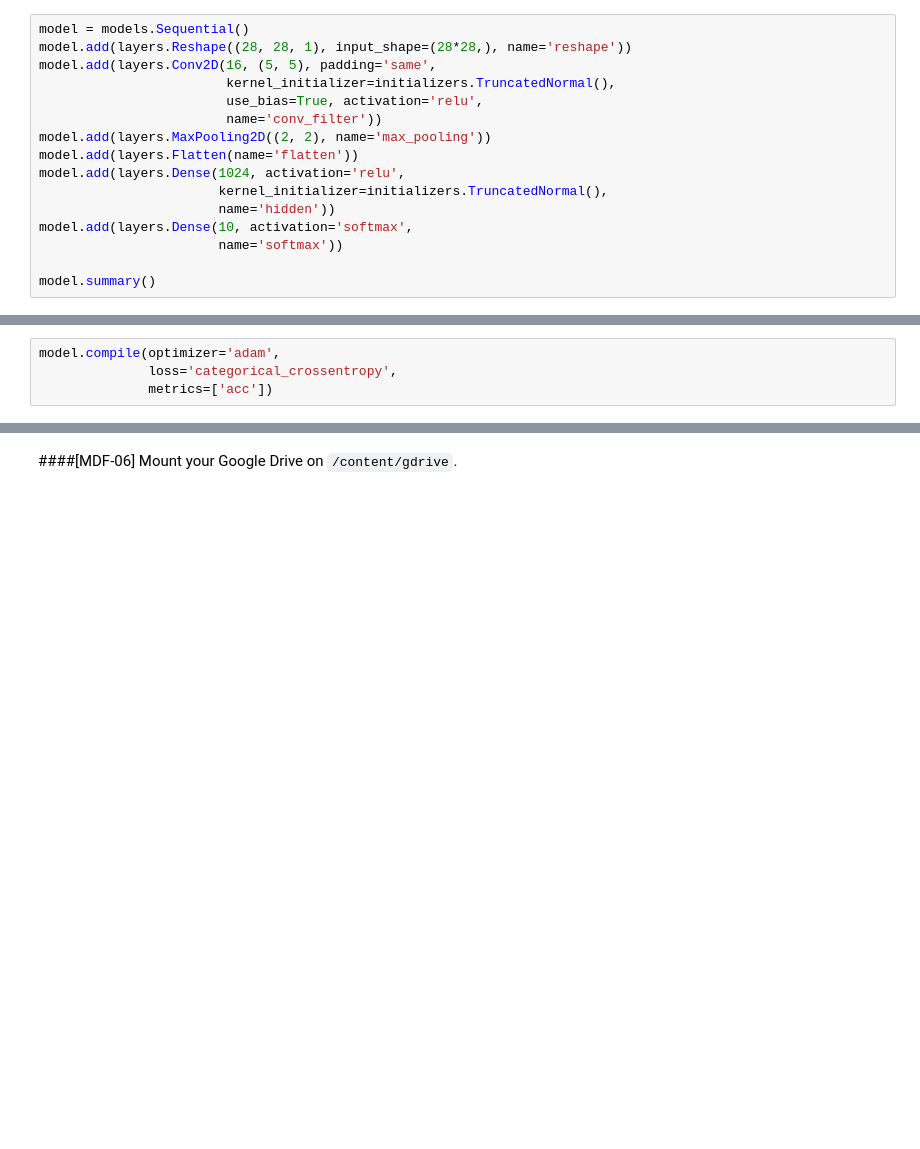
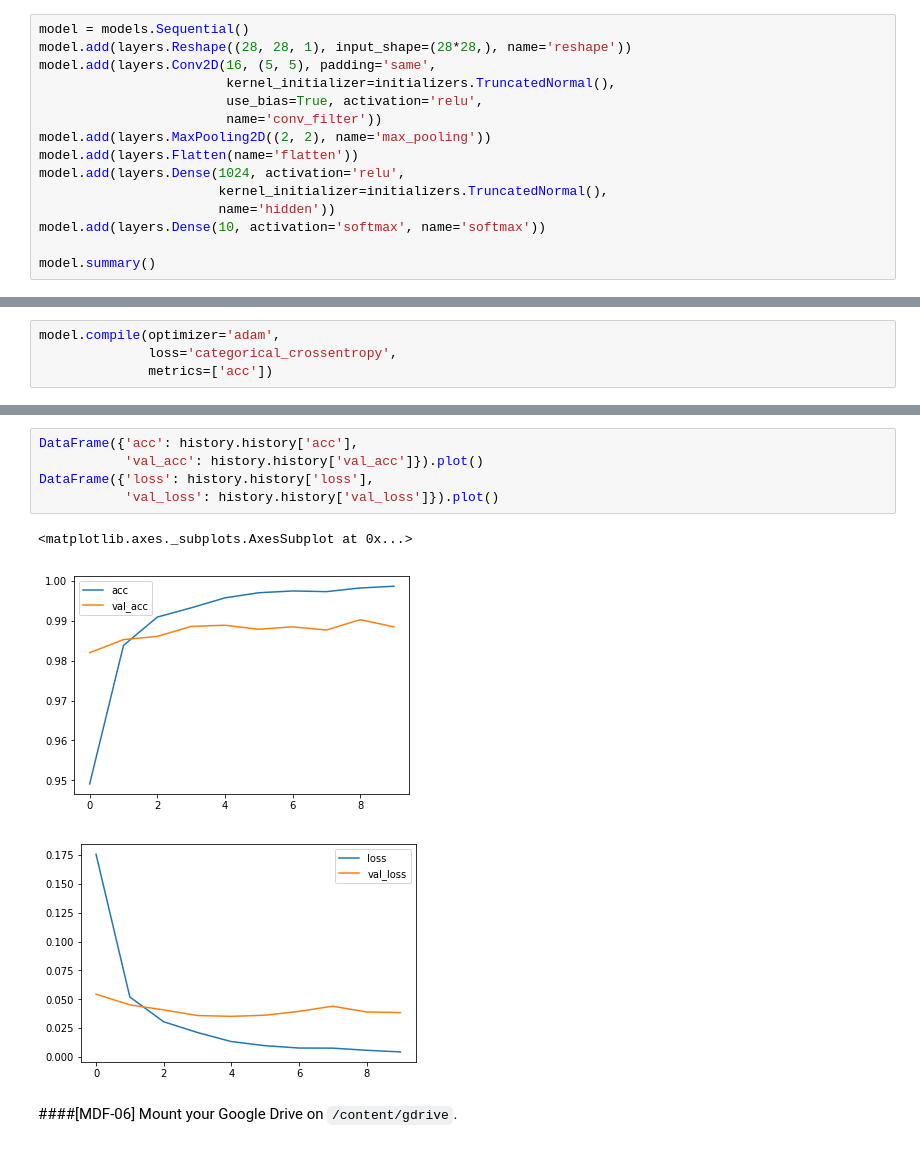
Before and after one commit to enakai00/colab_tfbook, a Jupyter notebook: Chapter04/4. MNIST dynamic filter classification.ipynb, the cells around one changed output, grey strips where cells are left out. Cells and saved outputs as stored; diff of their text form; blank space fills up the shorter version.

```diff
--- a/Chapter04/4. MNIST dynamic filter classification.ipynb
+++ b/Chapter04/4. MNIST dynamic filter classification.ipynb
@@ -48,8 +48,7 @@ model.add(layers.Flatten(name='flatten'))
 model.add(layers.Dense(1024, activation='relu',
                        kernel_initializer=initializers.TruncatedNormal(),
                        name='hidden'))
-model.add(layers.Dense(10, activation='softmax',
-                       name='softmax'))
+model.add(layers.Dense(10, activation='softmax', name='softmax'))
 
 model.summary()
 # %% [output]
@@ -105,3 +104,12 @@ Epoch 10/10
+# %%
+DataFrame({'acc': history.history['acc'],
+           'val_acc': history.history['val_acc']}).plot()
+DataFrame({'loss': history.history['loss'],
+           'val_loss': history.history['val_loss']}).plot()
+# %% [output]
+<matplotlib.axes._subplots.AxesSubplot at 0x...>
+[figure, added]
+[figure, added]
 # %% [markdown]
 ####[MDF-06]
 Mount your Google Drive on `/content/gdrive`.
```
Also changed, not shown: parts of 5 cells of this notebook, 3 other files.
